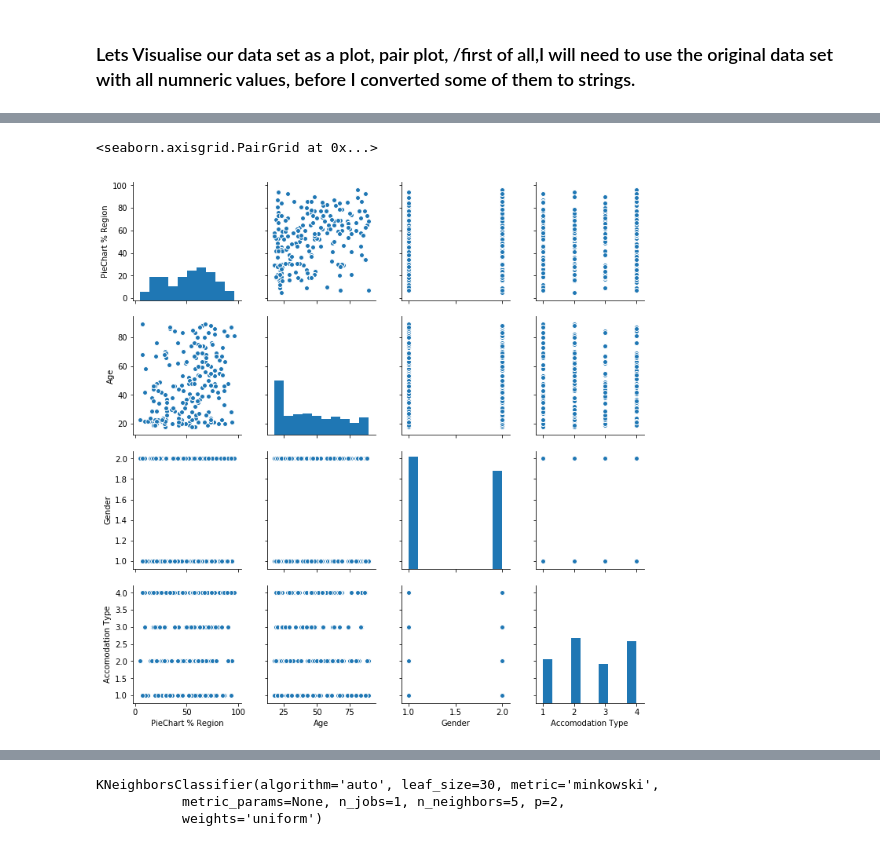
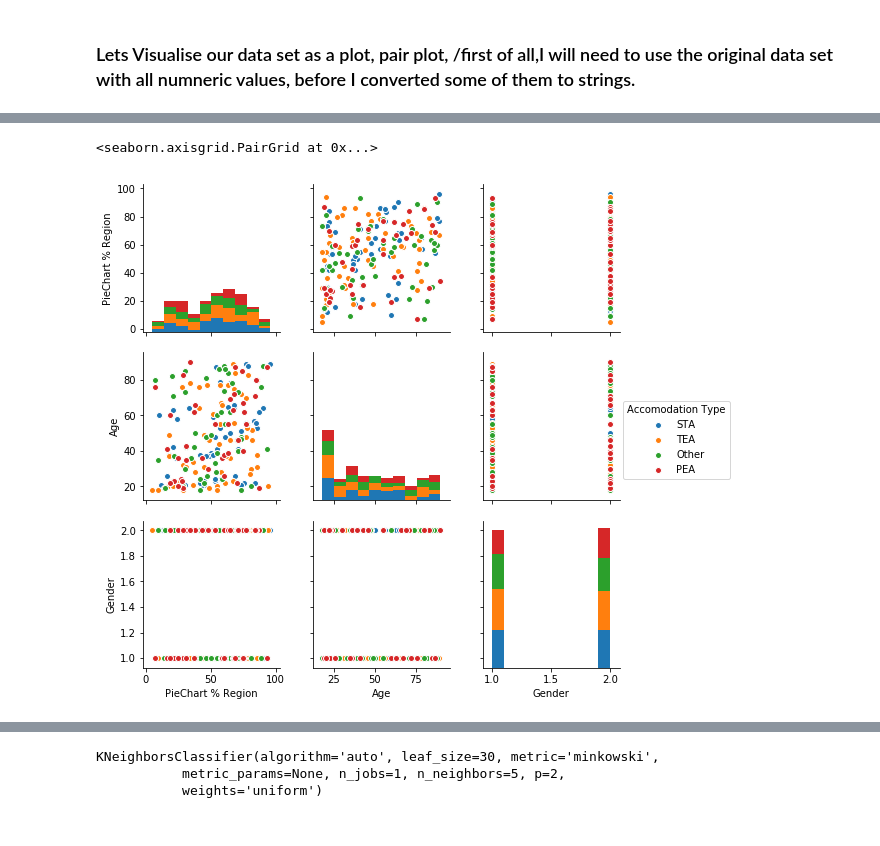
Before and after one commit to MarianneLawless/Programming-DA-Project, a Jupyter notebook: Programming for Data Analysis Project 2018.ipynb, the cells around one changed output, grey strips where cells are left out. Drawn from its saved outputs; the diff is of its cells as text; code cells hidden in the pictures.

```diff
--- a/Programming for Data Analysis Project 2018.ipynb
+++ b/Programming for Data Analysis Project 2018.ipynb
@@ -543 +541,4 @@ df2
 200 rows × 4 columns
+# %%
+df2['Accomodation Type'].replace({1:'PEA', 2:'STA', 3:'Other', 4:'TEA'}, inplace=True)
+df2
@@ -544,8 +564,8 @@ df2
 # %%
-sns.pairplot(df2)
+sns.pairplot(df2, hue="Accomodation Type")
 # %% [output]
 <seaborn.axisgrid.PairGrid at 0x...>
-[figure, old version]
+[figure, new version]
 # %%
 inputs = df2[['PieChart % Region', 'Age', 'Gender',]]
 outputs = df2['Accomodation Type']
```
Also changed, not shown: parts of 18 cells of this notebook.
